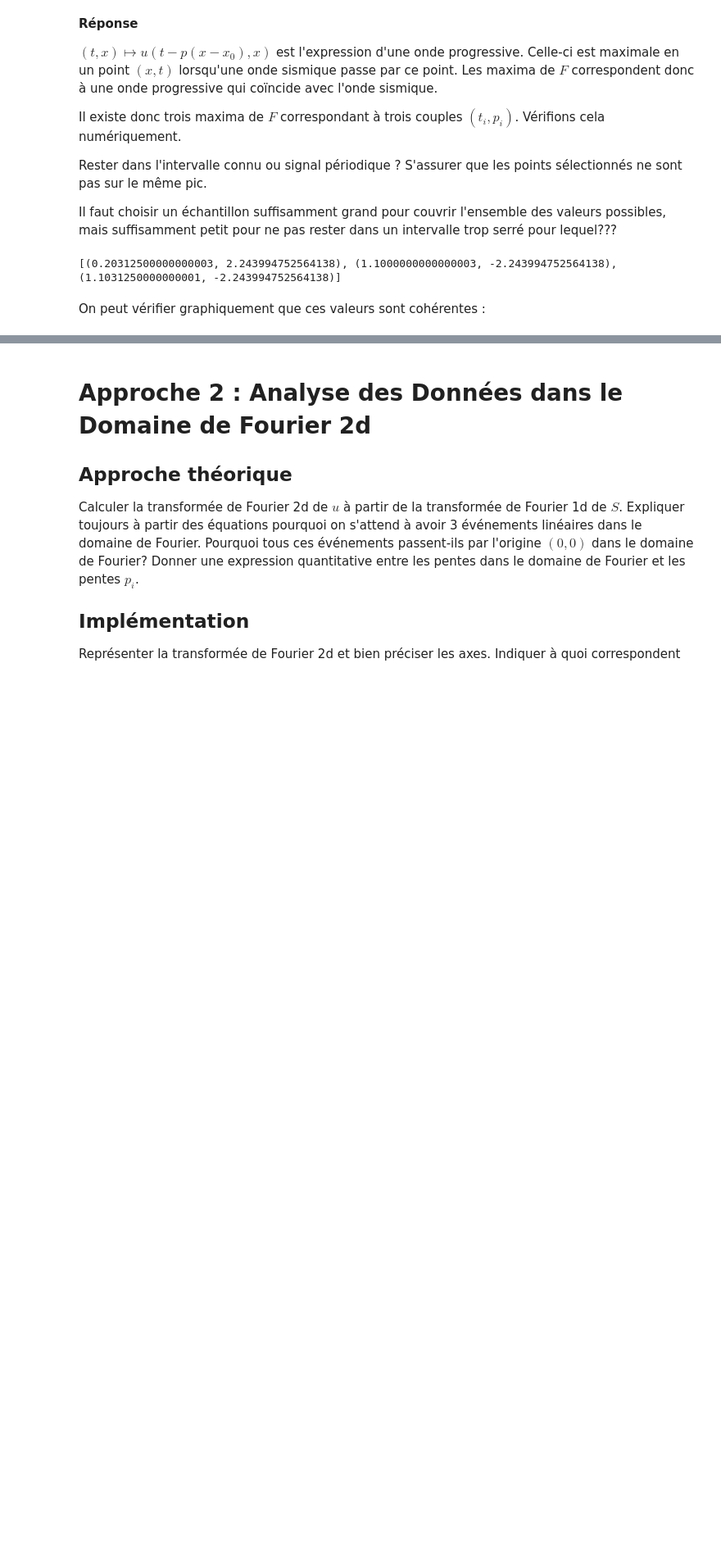
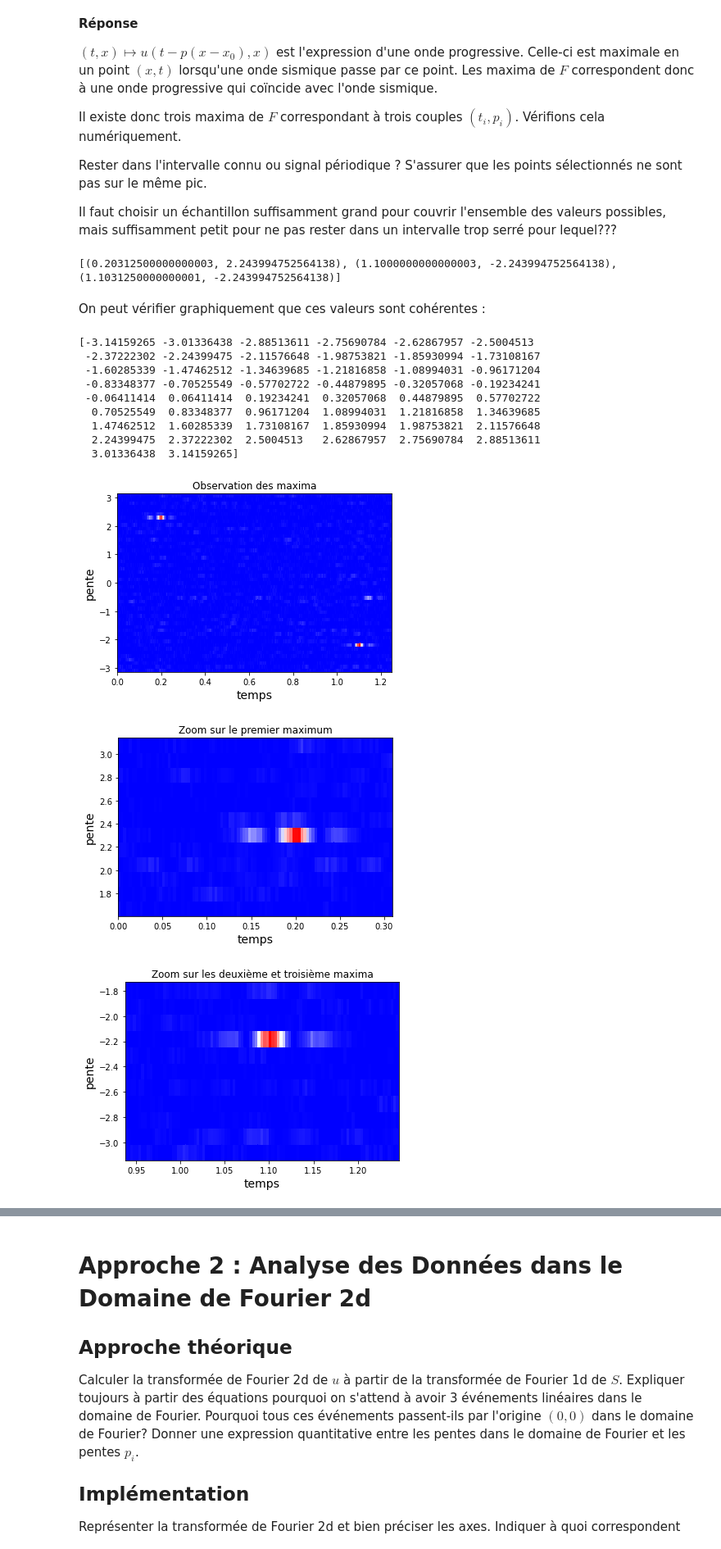
Before and after one commit to gabrielleberrada/projet_traitement_signal, a Jupyter notebook: mini_projet_interpolation/mini_projet_groupe3.ipynb, the cells around one changed output, grey strips where cells are left out. Shown at 82% size. Cells and saved outputs as stored; diff of their text form; code cells hidden in the pictures; blank space fills up the shorter version.

```diff
--- a/mini_projet_interpolation/mini_projet_groupe3.ipynb
+++ b/mini_projet_interpolation/mini_projet_groupe3.ipynb
@@ -253,4 +253,50 @@ print(maxima)
 [(0.20312500000000003, 2.243994752564138), (1.1000000000000003, -2.243994752564138), (1.1031250000000001, -2.243994752564138)]
 # %% [markdown]
 On peut vérifier graphiquement que ces valeurs sont cohérentes :
+# %%
+P, T = np.meshgrid(pentes_samples, time_samples)
+print(pentes_samples)
+F_array = np.zeros((nt, 50))
+for i in range(50):
+    for j in range(nt):
+        F_array[j, i] = F(time_samples[j], pentes_samples[i])
+
+fig = plt.figure()
+av = plt.subplot(111)
+plt.title("Observation des maxima")
+av.set_ylabel("pente", fontsize = labelsize)
+av.set_xlabel("temps", fontsize = labelsize)
+plt.pcolor(T,P,F_array)
+
+fig = plt.figure()
+av = plt.subplot(111)
+plt.title("Zoom sur le premier maximum")
+av.set_ylabel("pente", fontsize = labelsize)
+av.set_xlabel("temps", fontsize = labelsize)
+plt.pcolor(T[: np.shape(T)[0]//4, -np.shape(T)[1]//4 :], P[: np.shape(P)[0]//4, -np.shape(P)[1]//4 :], F_array[: np.shape(F_array)[0]//4, -np.shape(F_array)[1]//4 :])
+
+
+fig = plt.figure()
+av = plt.subplot(111)
+plt.title("Zoom sur les deuxième et troisième maxima")
+av.set_ylabel("pente", fontsize = labelsize)
+av.set_xlabel("temps", fontsize = labelsize)
+plt.pcolor(T[-np.shape(T)[0]//4 :, : np.shape(T)[1]//4], P[-np.shape(P)[0]//4 :, : np.shape(P)[1]//4 ], F_array[-np.shape(F_array)[0]//4 :, : np.shape(F_array)[1]//4])
+
+#print(np.shape(T), np.shape(P), np.shape(F_array))
+plt.show()
+## problème d'axes
+# %% [output]
+[-3.14159265 -3.01336438 -2.88513611 -2.75690784 -2.62867957 -2.5004513
+ -2.37222302 -2.24399475 -2.11576648 -1.98753821 -1.85930994 -1.73108167
+ -1.60285339 -1.47462512 -1.34639685 -1.21816858 -1.08994031 -0.96171204
+ -0.83348377 -0.70525549 -0.57702722 -0.44879895 -0.32057068 -0.19234241
+ -0.06411414  0.06411414  0.19234241  0.32057068  0.44879895  0.57702722
+  0.70525549  0.83348377  0.96171204  1.08994031  1.21816858  1.34639685
+  1.47462512  1.60285339  1.73108167  1.85930994  1.98753821  2.11576648
+  2.24399475  2.37222302  2.5004513   2.62867957  2.75690784  2.88513611
+  3.01336438  3.14159265]
+[figure, added]
+[figure, added]
+[figure, added]
 # %%
```
Also changed, not shown: parts of 10 cells of this notebook.
